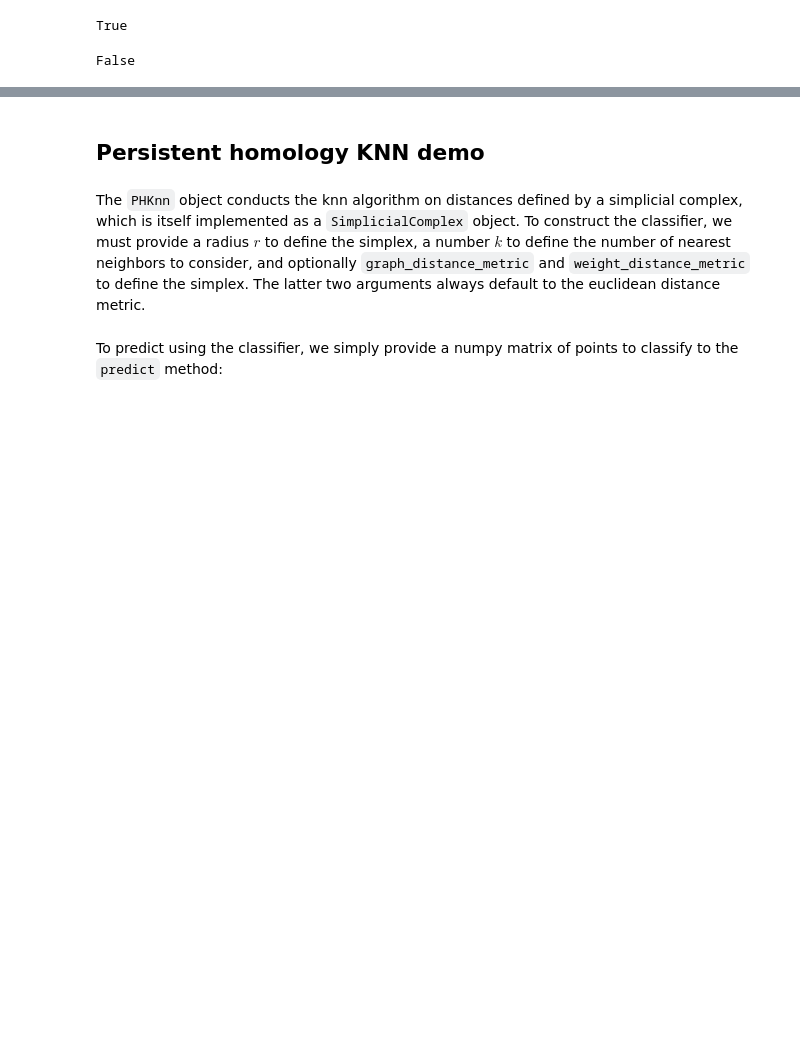
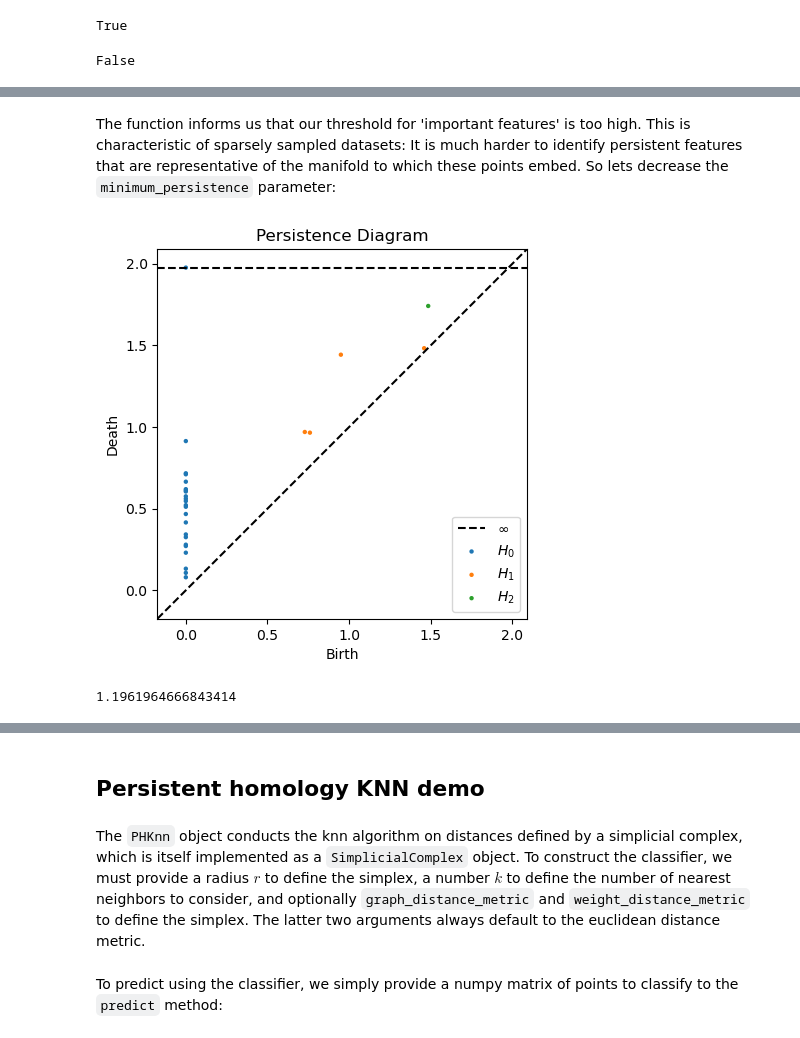
Before and after one commit to jeremy-wayland/PersistentHomologyKNN, a Jupyter notebook: src/Demo.ipynb, the cells around one changed output, grey strips where cells are left out. Saved outputs shown, nothing was run; the diff lists cells and outputs as text; code cells hidden in the pictures; blank space fills up the shorter version.

```diff
--- a/src/Demo.ipynb
+++ b/src/Demo.ipynb
@@ -60,0 +137,7 @@ False
+# %% [markdown]
+The function informs us that our threshold for 'important features' is too high. This is characteristic of sparsely sampled datasets: It is much harder to identify persistent features that are representative of the manifold to which these points embed. So lets decrease the `minimum_persistence` parameter:
+# %%
+select_radii(data=sparse_sphere,max_dim=2,min_persistence=0.3)
+# %% [output]
+[figure, added]
+1.1961964666843414
```
Also changed, not shown: parts of 24 cells of this notebook.
